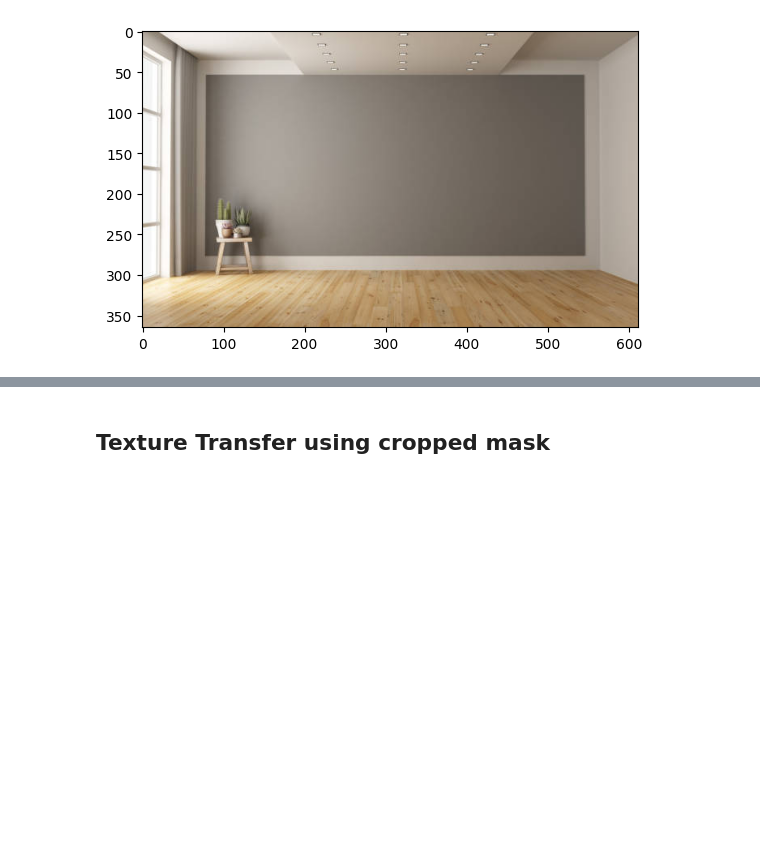
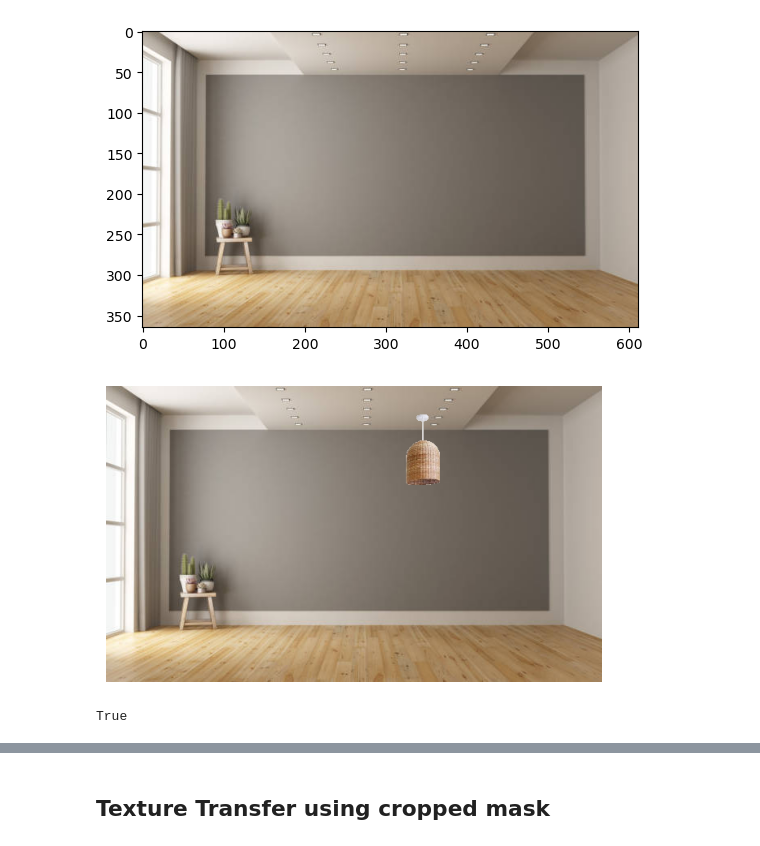
Before and after one commit to Prasad-py/CS445_Group_Project, a Jupyter notebook: Furniture Tool Notebook.ipynb, the cells around one changed output, grey strips where cells are left out. Drawn from its saved outputs; the diff is of its cells as text; code cells hidden in the pictures; blank space fills up the shorter version.

```diff
--- a/Furniture Tool Notebook.ipynb
+++ b/Furniture Tool Notebook.ipynb
@@ -63,7 +73,8 @@ mkdir: images/outputs: File exists
 from segment_anything import sam_model_registry
 
 # Path to the model checkpoint
-sam_checkpoint = "/Users/prasadgole/Desktop/Illinois/Computational Photography/Group Project/CS445_Group_Project/sam_vit_h_4b8939.pth"
+sam_checkpoint = sam_checkpoint = "C:\\Users\\Manso\\CS445_Group_Project\\sam_vit_h_4b8939 (2).pth"
+
 model_type = "vit_h"
 
 # Check if CUDA is available, otherwise use CPU
@@ -348,3 +347,48 @@ plt.imshow(image2)
 plt.show()
 # %% [output]
 [figure]
+# %%
+import cv2
+import numpy as np
+import matplotlib.pyplot as plt
+
+# Assuming 'masks' and 'image files' are appropriately defined and available
+image1 = cv2.imread(r"Project_Files\room.jpeg")
+image2 = cv2.imread(r"Project_Files\room2.jpg")
+
+# Assuming 'masks' is a list of dictionaries, each containing 'segmentation' and 'bbox'
+mask = masks[1]['segmentation']  # Example mask
+bbox = masks[1]['bbox']  # Example bounding box
+
+cropped_mask = mask[bbox[1]:bbox[1]+bbox[3], bbox[0]:bbox[0]+bbox[2]]
+cropped_mask = (cropped_mask > 0).astype('uint8') * 255
+
+cropped_image1 = image1[bbox[1]:bbox[1]+bbox[3], bbox[0]:bbox[0]+bbox[2]]
+scale_factor = 0.5
+
+# Resizing the cropped image and mask
+resized_cropped_image1 = cv2.resize(cropped_image1, (int(cropped_image1.shape[1] * scale_factor), int(cropped_image1.shape[0] * scale_factor)))
+resized_cropped_mask = cv2.resize(cropped_mask, (int(cropped_mask.shape[1] * scale_factor), int(cropped_mask.shape[0] * scale_factor)))
+
+# Creating a masked source image
+masked_source = cv2.bitwise_and(resized_cropped_image1, resized_cropped_image1, mask=resized_cropped_mask)
+start_x, start_y = 370, 35
+end_y = start_y + masked_source.shape[0]
+end_x = start_x + masked_source.shape[1]
+
+# Applying the masked source image to the destination image
+mask = np.any(masked_source != [0, 0, 0], axis=-1)
+image2[start_y:end_y, start_x:end_x][mask] = masked_source[mask]
+
+# Convert image from BGR to RGB for display in Matplotlib
+image2_rgb = cv2.cvtColor(image2, cv2.COLOR_BGR2RGB)
+
+plt.imshow(image2_rgb)
+plt.axis('off')  # Turn off axis numbers and ticks
+plt.show()
+
+output_filename = 'images/outputs/Lamp_without_texture.jpg'
+cv2.imwrite(output_filename, image2)
+# %% [output]
+[figure, added]
+True
```
Also changed, not shown: parts of 36 cells of this notebook.
